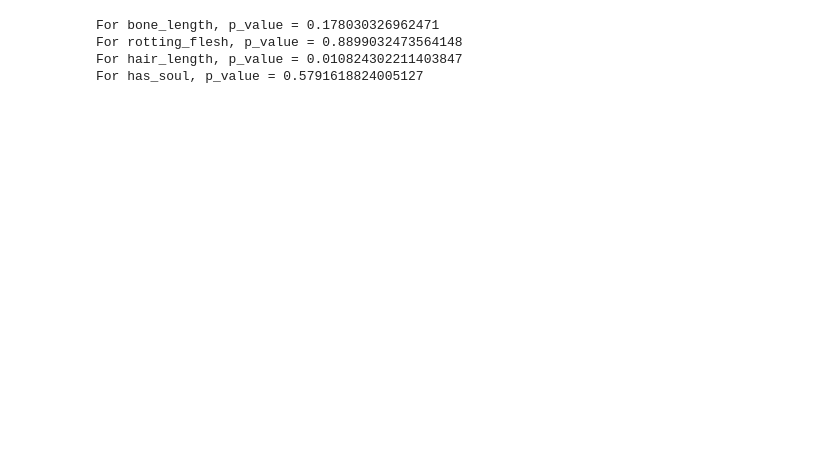
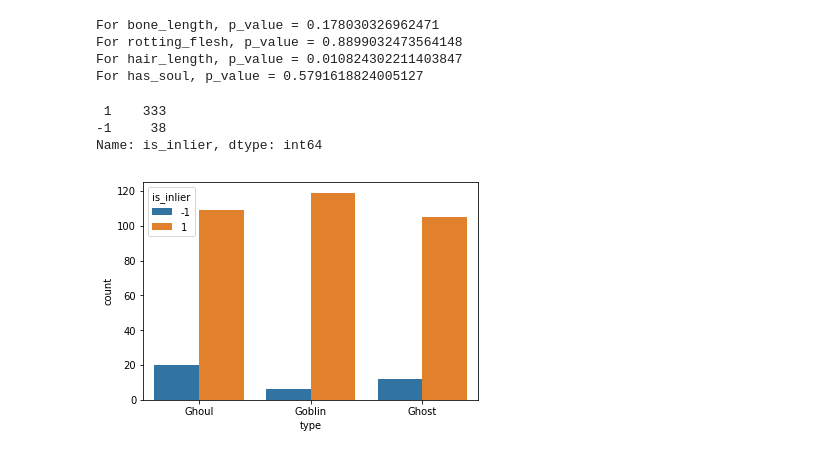
Before and after one commit to szylec/Kaggle, a Jupyter notebook: boo/analytics.ipynb, the cells around one changed output. Cells and saved outputs as stored; diff of their text form; code cells hidden in the pictures; blank space fills up the shorter version.

```diff
--- a/boo/analytics.ipynb
+++ b/boo/analytics.ipynb
@@ -122,0 +208,17 @@ For has_soul, p_value = 0.5791618824005127
+# %%
+# Outliers detection.
+quantitative = list(train._get_numeric_data().columns)
+
+loc = LocalOutlierFactor(n_neighbors=40)
+train.loc[:, 'is_inlier'] = loc.fit_predict(train[quantitative])
+print(train['is_inlier'].value_counts(), '\n\n')
+
+sns.countplot(data=train, x=TARGET, hue='is_inlier', )
+# Inliers/outliers are not equally distributed over target variable.
+# Therefore, I will keep them.
+train.drop('is_inlier', axis=1, inplace=True)
+# %% [output]
+ 1    333
+-1     38
+Name: is_inlier, dtype: int64
+[figure, added]
```
Also changed, not shown: parts of 16 cells of this notebook.
